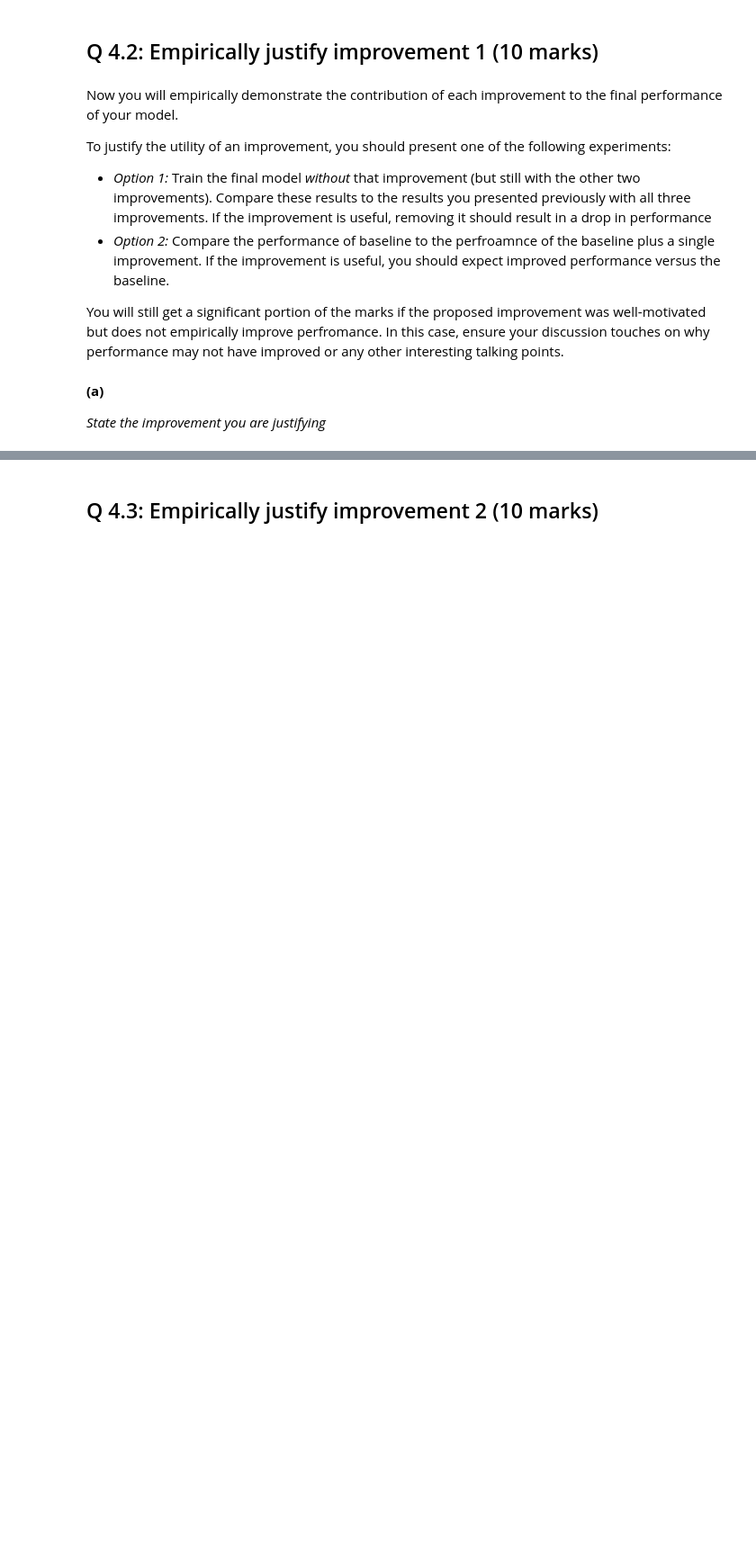
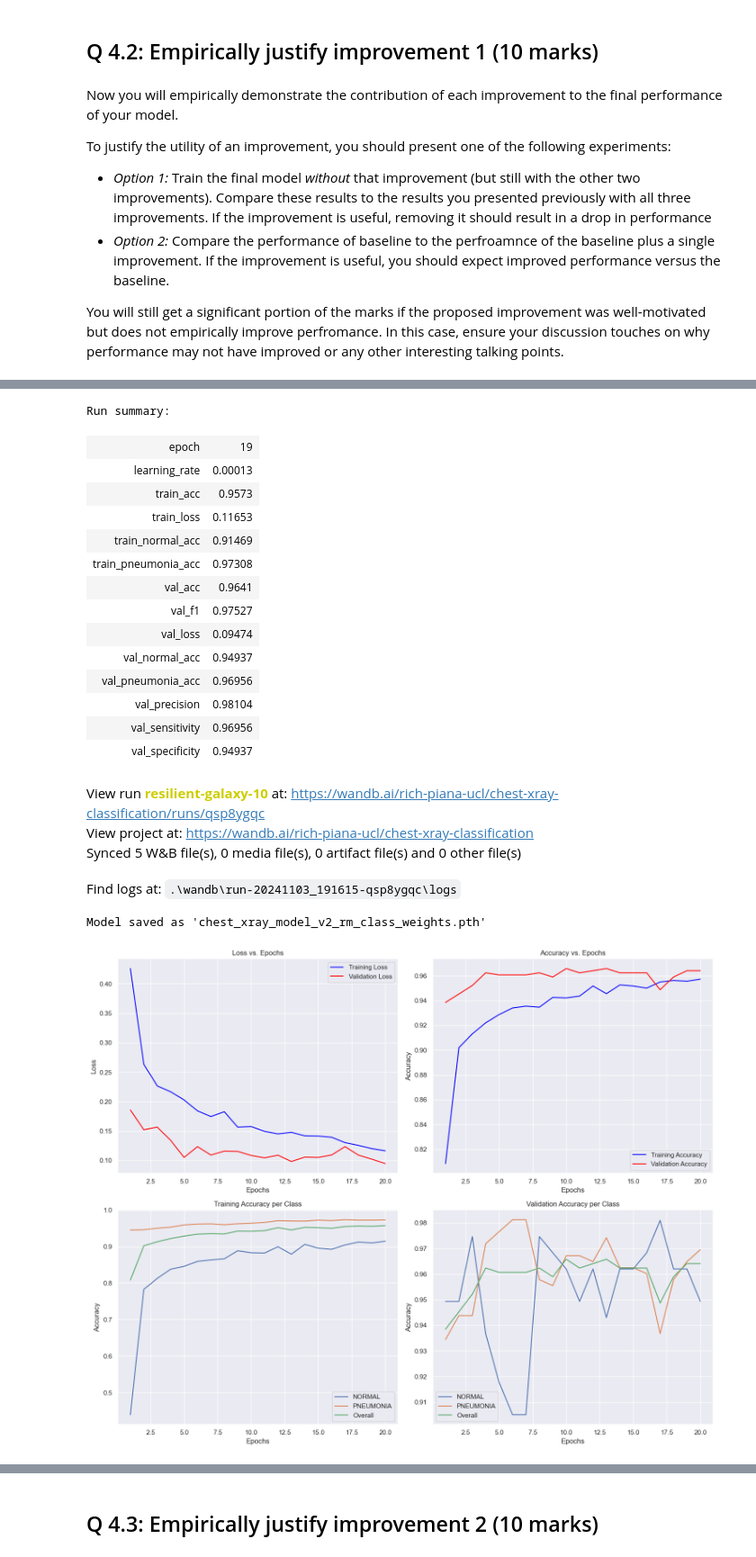
Before and after one commit to the-rich-piana/COMP0188_DeepLearning, a Jupyter notebook: COURSEWORK_1/COMP0188_CW1_Questions.ipynb, the cells around one changed output, grey strips where cells are left out. Shown at 90% size. Cells and saved outputs as stored; diff of their text form; code cells hidden in the pictures; blank space fills up the shorter version.

Commit message:
chore: save progress

```diff
--- a/COURSEWORK_1/COMP0188_CW1_Questions.ipynb
+++ b/COURSEWORK_1/COMP0188_CW1_Questions.ipynb
@@ -1045,4 +1189,30 @@ You will still get a significant portion of the marks if the proposed improvemen
-# %% [markdown]
-**(a)**
-
-_State the improvement you are justifying_
+# %%
+# Implement the experiment in as many cells as you need.
+"""TRAIN WITHOUT CLASS WEIGHTS"""
+model = ModelV2().to(device)
+
+""" -- REMOVING CLASS WEIGHTS ---"""
+criterion_v2 = nn.CrossEntropyLoss() #weight=class_weights)
+optimizer_v2 = optim.SGD(
+    model.parameters(),
+    lr=0.001,
+    momentum=0.9,
+    weight_decay=0.0001
+)
+scheduler = optim.lr_scheduler.ReduceLROnPlateau(
+    optimizer_v2,
+    mode='min',
+    factor=REDUCE_LR_FACTOR,
+    patience=REDUCE_PATIENCE,
+    verbose=True
+)
+
+train_losses, train_accuracies, val_losses, val_accuracies, train_class_accuracies, val_class_accuracies = train_model_v2(
+    model, xray_train_loader, xray_val_loader, criterion_v2, optimizer_v2, scheduler,  NUM_EPOCHS, device, use_wandb
+)
+plot_training_curves(train_losses, train_accuracies, val_losses, val_accuracies, train_class_accuracies, val_class_accuracies)
+
+torch.save(model.state_dict(), 'chest_xray_model_v2_rm_class_weights.pth')
+run.finish()
+print("Model saved as 'chest_xray_model_v2_rm_class_weights.pth'")
+# %% [output]
@@ -1048,0 +1236,21 @@ _State the improvement you are justifying_
+Run summary:
+| epoch | 19 |
+| learning_rate | 0.00013 |
+| train_acc | 0.9573 |
+| train_loss | 0.11653 |
+| train_normal_acc | 0.91469 |
+| train_pneumonia_acc | 0.97308 |
+| val_acc | 0.9641 |
+| val_f1 | 0.97527 |
+| val_loss | 0.09474 |
+| val_normal_acc | 0.94937 |
+| val_pneumonia_acc | 0.96956 |
+| val_precision | 0.98104 |
+| val_sensitivity | 0.96956 |
+| val_specificity | 0.94937 |
+View run resilient-galaxy-10 at: https://wandb.ai/rich-piana-ucl/chest-xray-classification/runs/qsp8ygqc
+View project at: https://wandb.ai/rich-piana-ucl/chest-xray-classification
+Synced 5 W&B file(s), 0 media file(s), 0 artifact file(s) and 0 other file(s)
+Find logs at: .\wandb\run-20241103_191615-qsp8ygqc\logs
+Model saved as 'chest_xray_model_v2_rm_class_weights.pth'
+[figure, added]
```
Also changed, not shown: parts of 26 cells of this notebook, 4 other files.
